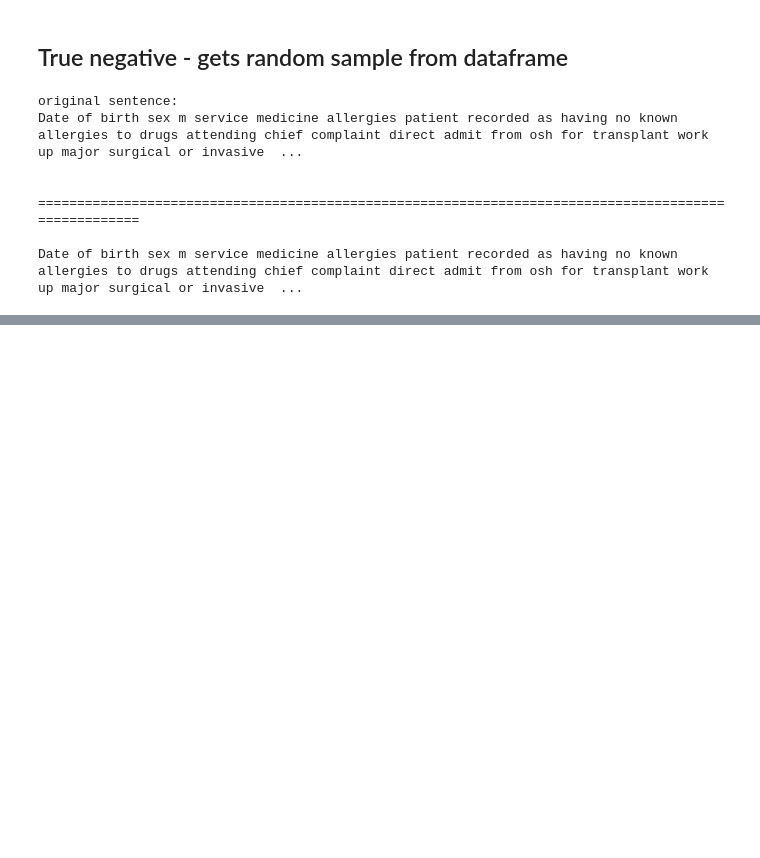
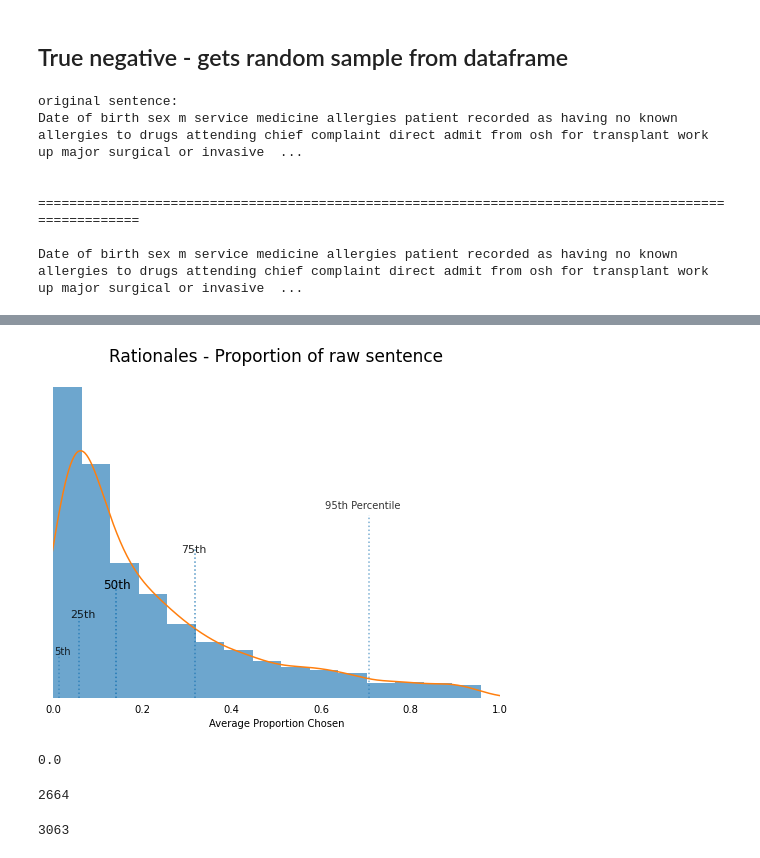
Before and after one commit to bestpredicts/NLP_Projects, a Jupyter notebook: OxLegalReasoning/exploring_rationales.ipynb, the cells around one changed output, grey strips where cells are left out. Drawn from its saved outputs; the diff is of its cells as text; code cells hidden in the pictures; blank space fills up the shorter version.

```diff
--- a/OxLegalReasoning/exploring_rationales.ipynb
+++ b/OxLegalReasoning/exploring_rationales.ipynb
@@ -147,0 +284,5 @@ Date of birth sex m service medicine allergies patient recorded as having no kno
+# %%
+# get proportion of raw sentence chosen for rationale
+rationales_df["length_chosen"] = rationales_df["chosen_words"].apply(len)
+rationales_df["length_raw"] = rationales_df["raw_sentence"].apply(len)
+rationales_df["prop_chosen"] = (rationales_df["length_chosen"]/rationales_df["length_raw"])
@@ -147,0 +298,60 @@ Date of birth sex m service medicine allergies patient recorded as having no kno
+# %%
+prop_chosen = rationales_df["prop_chosen"]
+# %%
+fig, ax = plt.subplots(figsize = (8,6))
+
+# Plot
+    # Plot histogram
+prop_chosen.plot(kind = "hist", density = True, alpha = 0.65, bins = 15) # change density to true, because KDE uses density
+    # Plot KDE
+prop_chosen.plot(kind = "kde")
+
+    # Quantile lines
+quant_5, quant_25, quant_50, quant_75, quant_95 = prop_chosen.quantile(0.05), prop_chosen.quantile(0.25), prop_chosen.quantile(0.5), prop_chosen.quantile(0.75), prop_chosen.quantile(0.95)
+quants = [[quant_5, 0.6, 0.16], [quant_25, 0.8, 0.26], [quant_50, 1, 0.36],  [quant_75, 0.8, 0.46], [quant_95, 0.6, 0.56]]
+for i in quants:
+    ax.axvline(i[0], alpha = i[1], ymax = i[2], linestyle = ":")
+
+
+# X
+ax.set_xlabel("Average Proportion Chosen")
+    # Limit x range to 0-4
+x_start, x_end = 0, 1
+ax.set_xlim(x_start, x_end)
+
+# Y
+# ax.set_ylim(0, 1)
+ax.set_yticklabels([])
+ax.set_ylabel("")
+
+# Annotations
+ax.text(quant_5-0.01, 0.6, "5th", size = 10, alpha = 0.8)
+ax.text(quant_25-0.02, 1.1, "25th", size = 11, alpha = 0.85)
+ax.text(quant_50-0.03, 1.5, "50th", size = 12, alpha = 1)
+ax.text(quant_75-0.03, 2, "75th", size = 11, alpha = 0.85)
+ax.text(quant_95-0.1, 2.6, "95th Percentile", size = 10, alpha =.8)
+
+# Overall
+ax.grid(False)
+ax.set_title("Rationales - Proportion of raw sentence", size = 17, pad = 10)
+
+    # Remove ticks and spines
+ax.tick_params(left = False, bottom = False)
+for ax, spine in ax.spines.items():
+    spine.set_visible(False)
+plt.savefig("./artifacts/RCNN_IB_GAN_be_mimic3_org_embs2021-05-12/prop-chosen.png")
+plt.show()
+# %% [output]
+[figure, added]
+# %%
+min(rationales_df["prop_chosen"])
+# %% [output]
+0.0
+# %%
+len(rationales_df[rationales_df["prop_chosen"]<0.5])
+# %% [output]
+2664
+# %%
+len(rationales_df)
+# %% [output]
+3063
```
Also changed, not shown: parts of 18 cells of this notebook.
